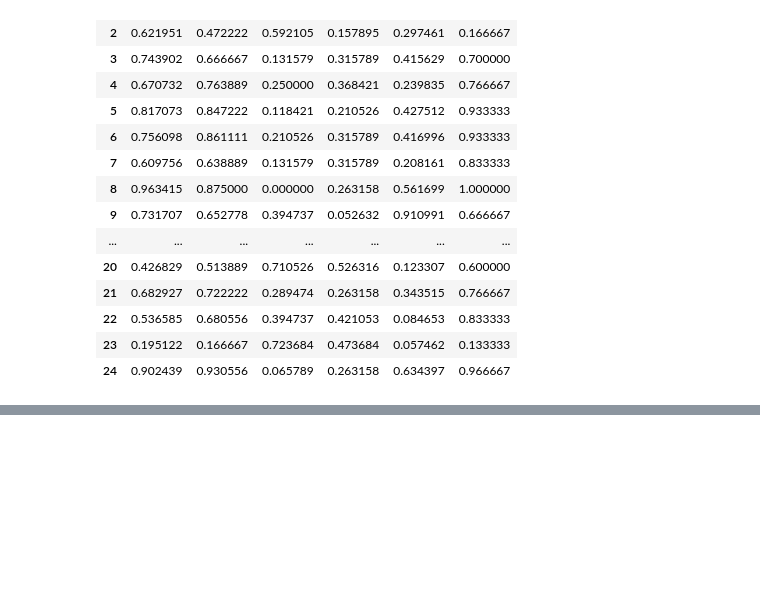
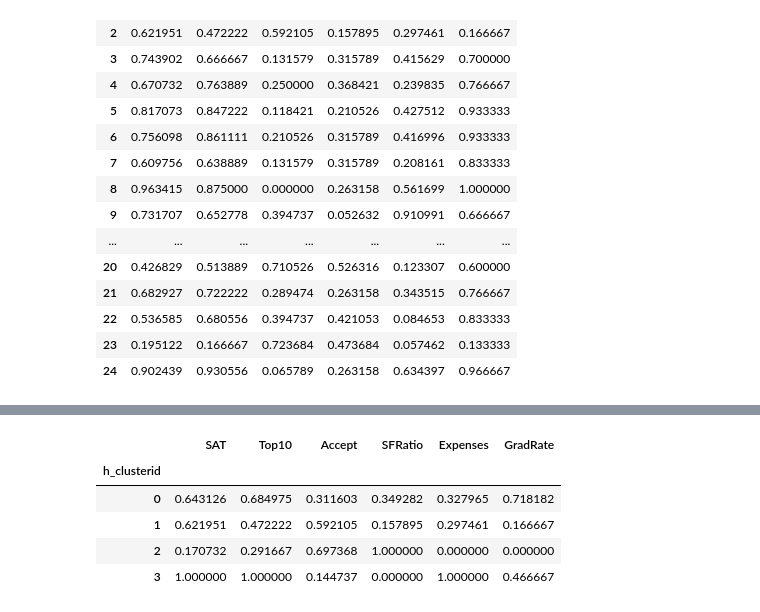
Before and after one commit to slmsshk/Data_Science-_Dummy, a Jupyter notebook: Clustering/Hierarchical Clustering_2.ipynb, the cells around one changed output, grey strips where cells are left out. Saved outputs shown, nothing was run; the diff lists cells and outputs as text; code cells hidden in the pictures; blank space fills up the shorter version.

```diff
--- a/Clustering/Hierarchical Clustering_2.ipynb
+++ b/Clustering/Hierarchical Clustering_2.ipynb
@@ -96,0 +97,10 @@ df_norm.sort_values("h_clusterid")
+# %%
+# Use Groupby and use median attribute
+df_norm.groupby('h_clusterid').mean()
+# %% [output]
+|  | SAT | Top10 | Accept | SFRatio | Expenses | GradRate |
+| h_clusterid |  |  |  |  |  |  |
+| 0 | 0.643126 | 0.684975 | 0.311603 | 0.349282 | 0.327965 | 0.718182 |
+| 1 | 0.621951 | 0.472222 | 0.592105 | 0.157895 | 0.297461 | 0.166667 |
+| 2 | 0.170732 | 0.291667 | 0.697368 | 1.000000 | 0.000000 | 0.000000 |
+| 3 | 1.000000 | 1.000000 | 0.144737 | 0.000000 | 1.000000 | 0.466667 |
```
Also changed, not shown: parts of 6 cells of this notebook, 1 other file.
